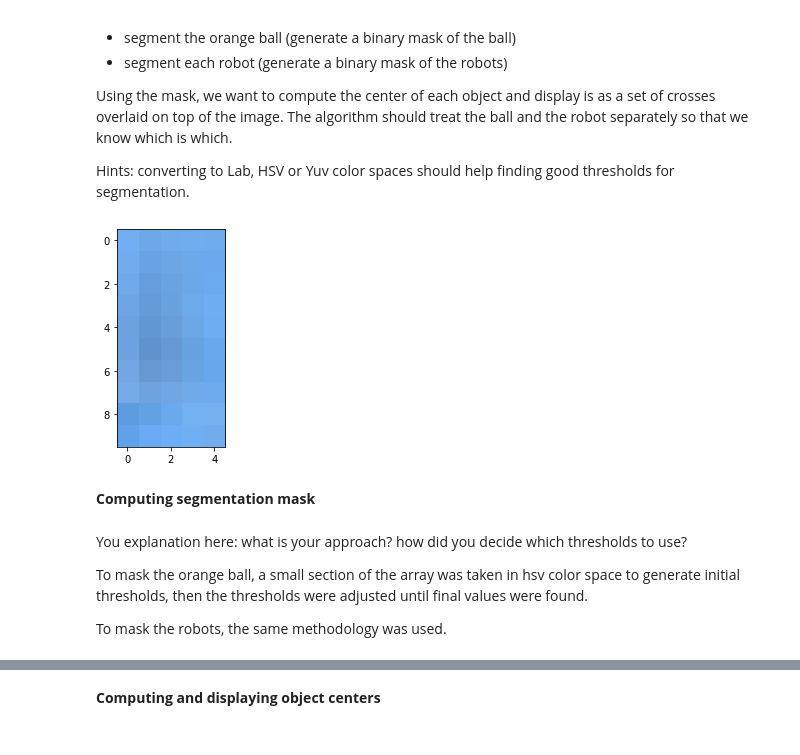
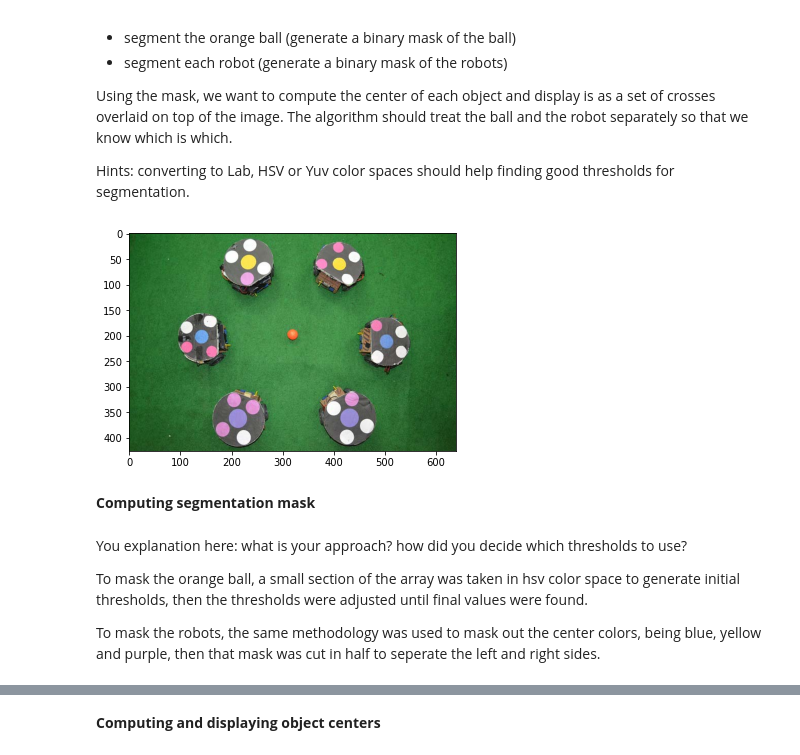
Before and after one commit to daniel-suazo/CV-Assignment1, a Jupyter notebook: Assg1_ImageProc.ipynb, the cells around one changed output, grey strips where cells are left out. Drawn from its saved outputs; the diff is of its cells as text; code cells hidden in the pictures.

```diff
--- a/Assg1_ImageProc.ipynb
+++ b/Assg1_ImageProc.ipynb
@@ -103,11 +103,11 @@ Hints: converting to Lab, HSV or Yuv color spaces should help finding good thres
 # %%
 # Image source: http://marvinproject.sourceforge.net/en/examples/robocupSegmentation.html
 robocup = io.imread('../images/robocup.jpg')
 plt.imshow(robocup)
-plt.imshow(robocup[200:210, 135:140, :])
+# plt.imshow(robocup[200:210, 135:140, :])
 hsv_robocup = matplotlib.colors.rgb_to_hsv(robocup)
 # %% [output]
-[figure, old version]
+[figure, new version]
 # %% [markdown]
 __Computing segmentation mask__
 # %% [markdown]
@@ -115,4 +115,4 @@ You explanation here: what is your approach? how did you decide which thresholds
 
 To mask the orange ball, a small section of the array was taken in hsv color space to generate initial thresholds, then the thresholds were adjusted until final values were found.
 
-To mask the robots, the same methodology was used.
+To mask the robots, the same methodology was used to mask out the center colors, being blue, yellow and purple, then that mask was cut in half to seperate the left and right sides.
```
Also changed, not shown: parts of 5 cells of this notebook.
